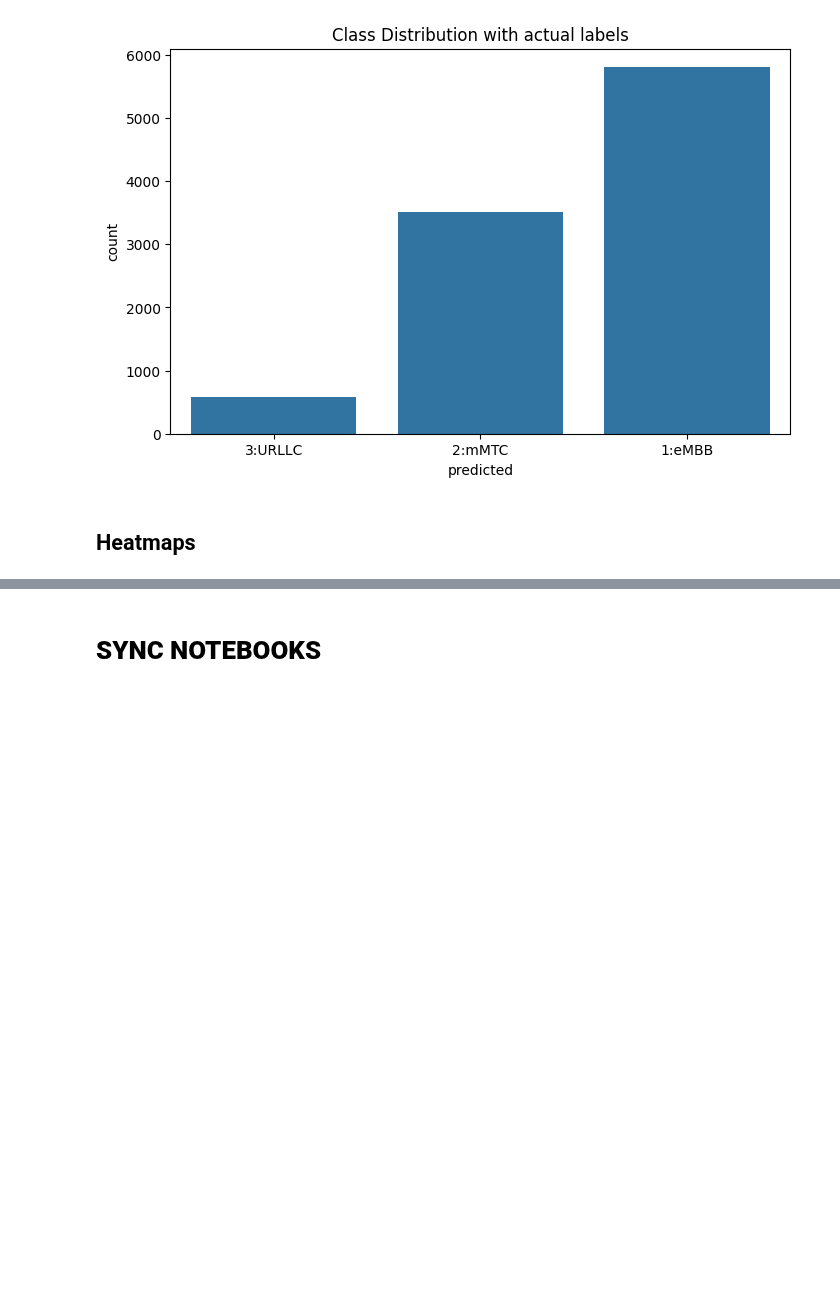
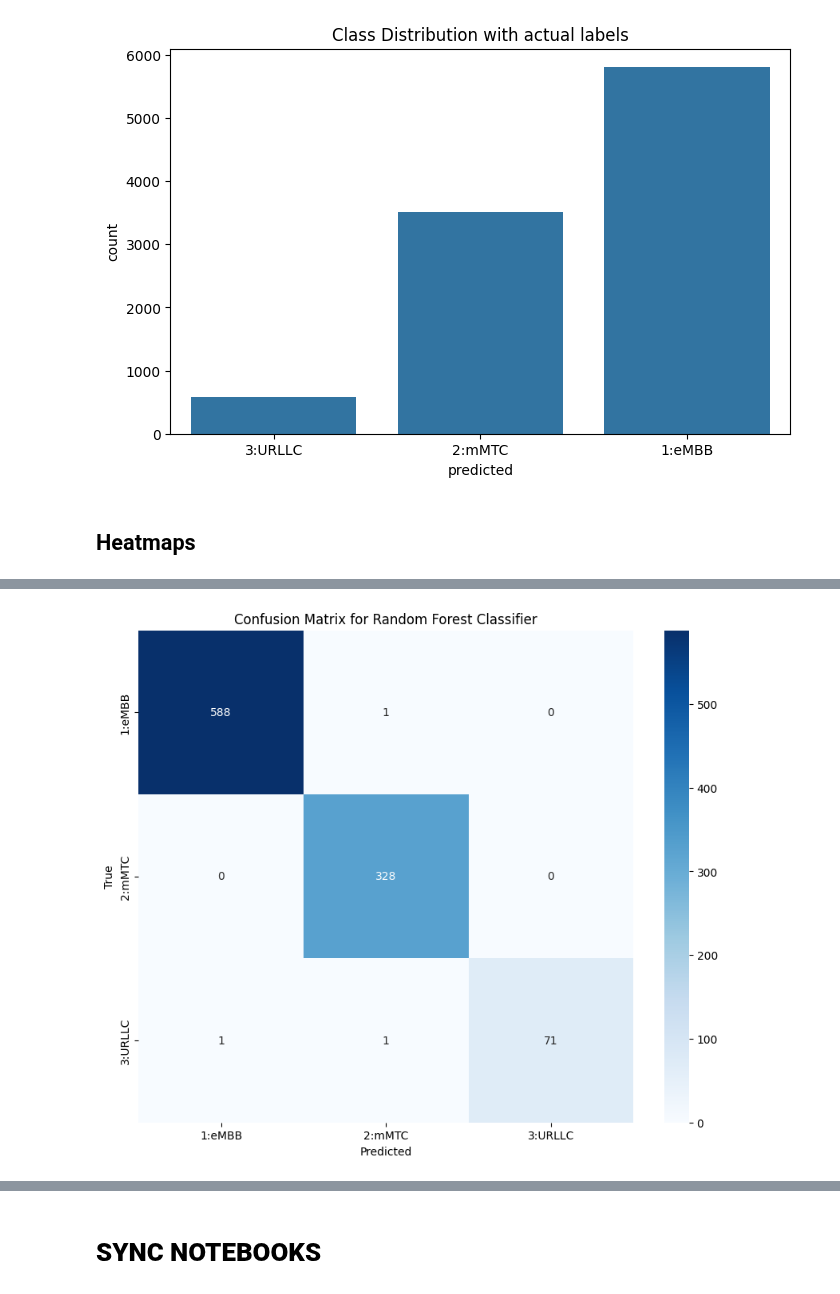
Before and after one commit to sujeshpadhi91/Network-Slicing-with-ML, a Jupyter notebook: Notebooks/NewDataset.ipynb, the cells around one changed output, grey strips where cells are left out. Cells and saved outputs as stored; diff of their text form; code cells hidden in the pictures; blank space fills up the shorter version.

```diff
--- a/Notebooks/NewDataset.ipynb
+++ b/Notebooks/NewDataset.ipynb
@@ -307,0 +415,2 @@ plt.show()
+# %%
+y_pred_RFC = model_RFC.predict(X_test)
@@ -307,0 +455,17 @@ plt.show()
+# %%
+# Confusion Matrix
+cm_RFC = confusion_matrix(y_test, y_pred_RFC)
+plt.figure(figsize=(10, 8))
+sns.heatmap(cm_RFC, annot=True, fmt="d", cmap="Blues", xticklabels=np.unique(y), yticklabels=np.unique(y))
+plt.title('Confusion Matrix for Random Forest Classifier')
+plt.xlabel('Predicted')
+plt.ylabel('True')
+
+# # Add a legend to indicate class labels
+# classes = np.unique(y)
+# plt.xticks(np.arange(len(classes)) + 0.5, classes, rotation=45)
+# plt.yticks(np.arange(len(classes)) + 0.5, classes, rotation=0)
+
+plt.show()
+# %% [output]
+[figure, added]
```
Also changed, not shown: parts of 21 cells of this notebook, 1 other file.
